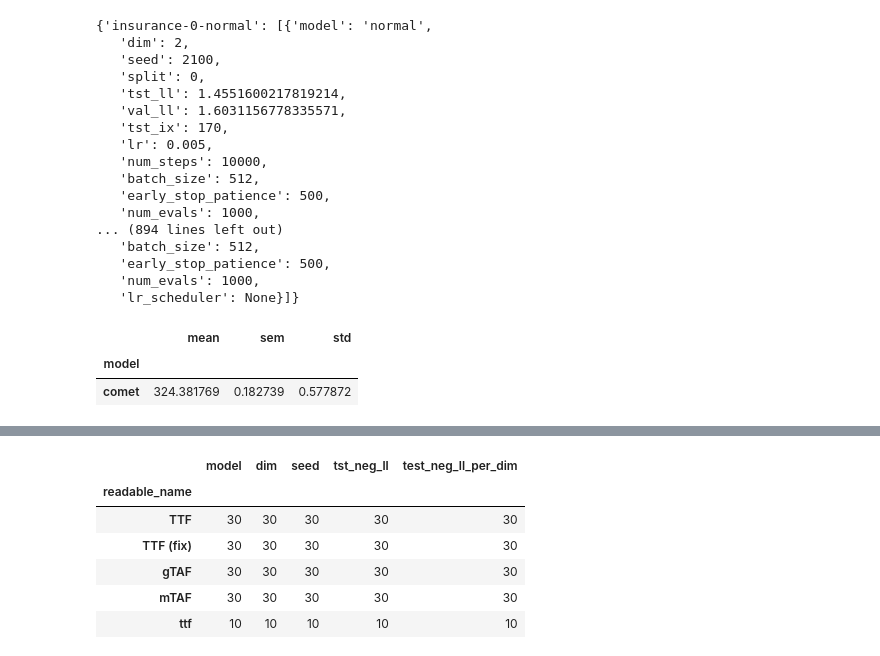
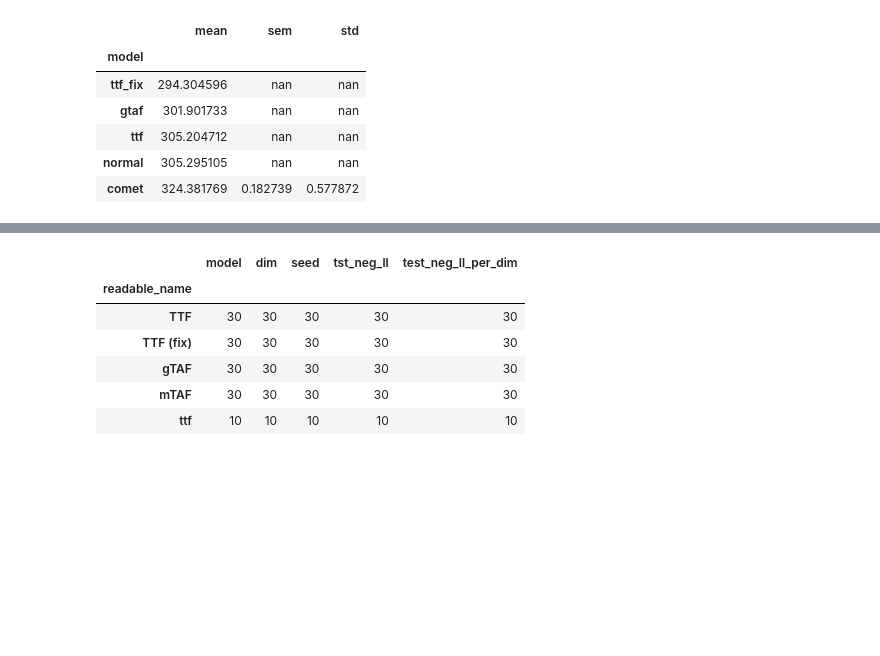
Before and after one commit to Tennessee-Wallaceh/tailnflows, a Jupyter notebook: experiments/density_estimation_real_data/results_analysis.ipynb, the cells around one changed output, grey strips where cells are left out. Saved outputs shown, nothing was run; the diff lists cells and outputs as text; code cells hidden in the pictures; blank space fills up the shorter version.

```diff
--- a/experiments/density_estimation_real_data/results_analysis.ipynb
+++ b/experiments/density_estimation_real_data/results_analysis.ipynb
@@ -14,47 +7,17 @@ from tailnflows.utils import load_raw_data, load_experiment_output_data
-# %%
-old_ttf_dats = ttf_dats
-old_ttf_dats
-# %% [output]
-{'insurance-0-normal': [{'model': 'normal',
-   'dim': 2,
-   'seed': 2100,
-   'split': 0,
-   'tst_ll': 1.4551600217819214,
-   'val_ll': 1.6031156778335571,
-   'tst_ix': 170,
-   'lr': 0.005,
-   'num_steps': 10000,
-   'batch_size': 512,
-   'early_stop_patience': 500,
-   'num_evals': 1000,
-... (894 lines left out)
-   'batch_size': 512,
-   'early_stop_patience': 500,
-   'num_evals': 1000,
-   'lr_scheduler': None}]}
 # %%
 import numpy as np
+from tailnflows.utils import load_raw_data, load_experiment_output_data
 
-# insurance: 2025-01-newrun
-# sp500: 2025-01-newrun + 2025-01-tst (comet)
-ttf_dats = load_experiment_output_data('sp500/2025-01-tst')
+
+experiment_output = load_experiment_output_data('sp500/2025-01-tst')
 
 rows = []
-for model, run_datas in ttf_dats.items():
+for model, run_datas in experiment_output.items():
     for rd in run_datas:
-        if rd['model'] != 'normal_preprocess':
-
-            rows.append({
-                'data': model.split('-')[0],
-                **rd
-            })
-
-# for model, run_datas in load_experiment_output_data('sp500/2025-01-tst').items():
-#     for rd in run_datas:
-#         rows.append({
-#             'data': model.split('-')[0],
-#             **rd
-#         })
+        rows.append({
+            'data': model.split('-')[0],
+            **rd
+        })
 
 df = pd.DataFrame(rows)
 
@@ -69,31 +32,35 @@ selector = np.ones(len(df), dtype=bool)
 #     df['batch_size'] == 100,
 #     df['tail_bound'] == 2.5
 # )
 df = df[selector]
 
 grouped = df.groupby(grouper)
 agg = grouped[['val_ll', 'tst_ll']].agg(['mean', 'sem', 'std'])
 # agg['p1'] = agg['mean'] + agg['sem']
 best = agg['tst_ll'].sort_values(by='mean')
 within = best.iloc[0]['mean'] + best.iloc[0]['std']
 
 def highlight_by_mean(row, threshold=7):
     """
     Highlight the row if the 'Mean' value is above the given threshold.
     """
     if row['mean'] < threshold:
         # Highlight entire row in a light green
         return ['background-color: #dfffdf'] * len(row)
     else:
         # No highlight
         return ['background-color: white'] * len(row)
 
 best.style.apply(
     highlight_by_mean,
     axis=1,
     threshold=within
 )
 # %% [output]
 |  | mean | sem | std |
 | model |  |  |  |
+| ttf_fix | 294.304596 | nan | nan |
+| gtaf | 301.901733 | nan | nan |
+| ttf | 305.204712 | nan | nan |
+| normal | 305.295105 | nan | nan |
 | comet | 324.381769 | 0.182739 | 0.577872 |
```
Also changed, not shown: parts of 4 cells of this notebook.
